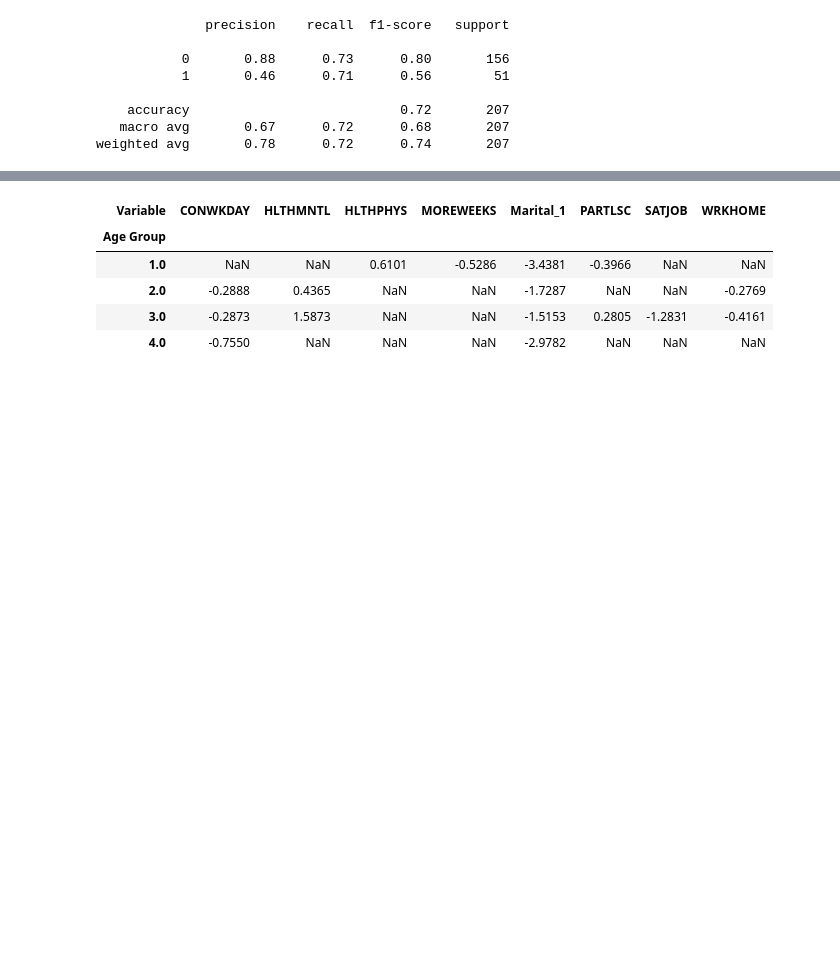
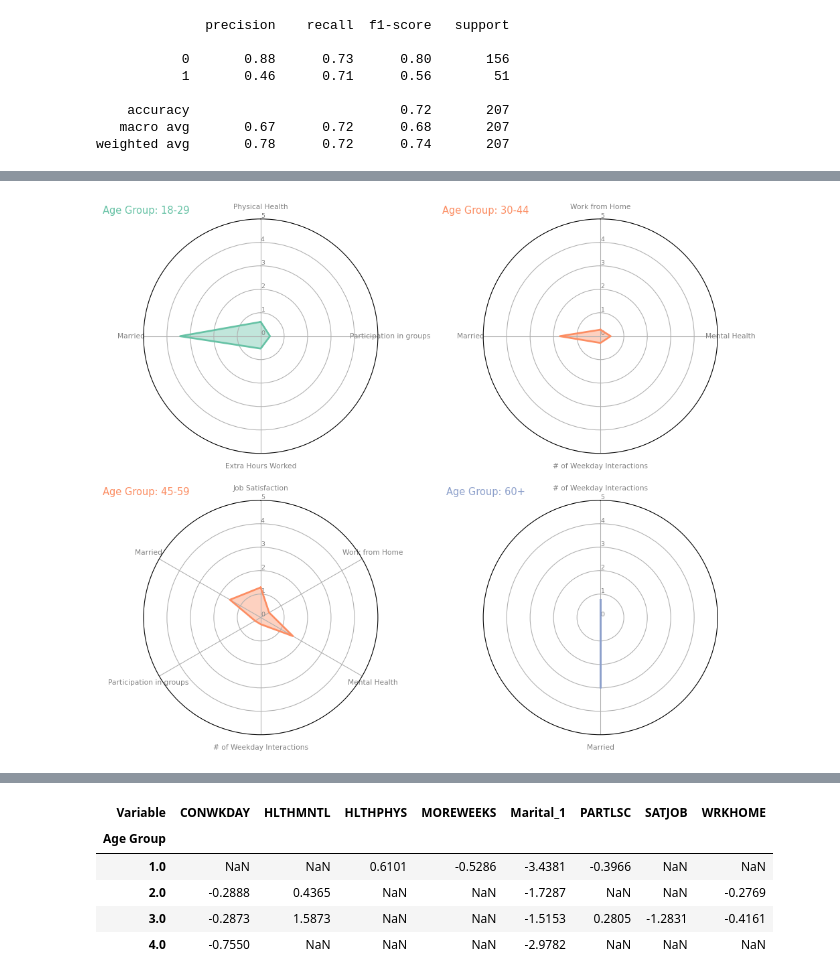
Before and after one commit to matthewasloan95/social-isolation-transportation, a Jupyter notebook: gss_logit.ipynb, the cells around one changed output, grey strips where cells are left out. Saved outputs shown, nothing was run; the diff lists cells and outputs as text; code cells hidden in the pictures; blank space fills up the shorter version.

Commit message:
made radar plot with labels for gss

```diff
--- a/gss_logit.ipynb
+++ b/gss_logit.ipynb
@@ -196,3 +196,19 @@ for table in [summary_df1,summary_df2,summary_df3,summary_df4]:
         if row <= .05:
             summary_plot.append(table.iloc[index])
         index+=1
+# %%
+summary_df = pd.DataFrame()
+for each_df in summary_plot:
+    summary_df = pd.concat([summary_df, each_df], axis=1 )
+summary_df = summary_df.transpose()
+summary_df['Age Group'] = summary_df['Age Group'].astype('int32')
+# %%
+summary_df.rename(index={'HLTHPHYS': 'Physical Health',
+                         'CONWKDAY':'# of Weekday Interactions',
+                         'HLTHMNTL':'Mental Health',
+                         'MOREWEEKS':'Extra Hours Worked',
+                         'Marital_1':'Married',
+                         'PARTLSC':'Participation in groups',
+                         'SATJOB':'Job Satisfaction',
+                         'WRKHOME':'Work from Home'},inplace=True)
+list(summary_df.index)
@@ -198,0 +232,70 @@ for table in [summary_df1,summary_df2,summary_df3,summary_df4]:
+# %%
+# plotting some radar plots?
+# ne
+# much courtesy of https://www.python-graph-gallery.com/392-use-faceting-for-radar-chart
+# Libraries
+#import matplotlib.pyplot as plt
+#import pandas as pd
+from math import pi
+
+
+# categories are the var names
+# only doing one group. Group A
+# values is every value under A plus a repeat of the first (so it closes)
+
+# ------- PART 1: Define a function that do a plot for one line of the dataset!
+
+def make_spider( row, title, color, df):
+    # number of variable
+    categories=list(df.index)
+    N = len(categories)
+    # What will be the angle of each axis in the plot? (we divide the plot / number of variable)
+    angles = [n / float(N) * 2 * pi for n in range(N)]
+    angles += angles[:1]
+
+    # Initialise the spider plot
+    ax = plt.subplot(2,2,row, polar=True, )
+    # If you want the first axis to be on top:
+    ax.set_theta_offset(pi / 2)
+    ax.set_theta_direction(-1)
+    # Draw one axe per variable + add labels labels yet
+    plt.xticks(angles[:-1], categories, color='grey', size=8)
+    # Draw ylabels
+    ax.set_rlabel_position(0)
+    plt.yticks([0,1,2,3,4,5], ["0","1","2",'3','4','5'], color="grey", size=7)
+    plt.ylim(0,5)
+    # Ind1
+    #values=df.loc[row].drop('group').values.flatten().tolist()
+    # values=df.iloc[:,row-1].tolist()
+    values = abs(df['coef']).tolist()
+    values += values[:1]
+    print(f'{values} {angles}')
+    ax.plot(angles, values, color=color, linewidth=2, linestyle='solid')
+    ax.fill(angles, values, color=color, alpha=0.4)
+    # Add a title
+    plt.title(title, size=11, color=color, y=1.0,x=0.01)
+
+# ------- PART 2: Apply the function to all individuals
+# initialize the figure
+my_dpi=96
+plt.figure(figsize=(1200/my_dpi, 1000/my_dpi), dpi=my_dpi)
+
+# Create a color palette:
+my_palette = plt.cm.get_cmap("Set2", len(summary_df.index))
+
+# # Loop to plot
+# for row in range(0, len(df.index)):
+#     make_spider( row=row, title='group '+df['group'][row], color=my_palette(row))
+
+for row in summary_df['Age Group'].unique():
+    title = ''
+    if row == 1:
+        title = '18-29'
+    if row == 2:
+        title = '30-44'
+    if row == 3:
+        title = '45-59'
+    if row == 4:
+        title = '60+'
+    make_spider( row=row, title=f'Age Group: {title}', color=my_palette(row), df = summary_df.loc[summary_df['Age Group'] == row])
+# %% [output]
@@ -199,3 +306,4 @@ for table in [summary_df1,summary_df2,summary_df3,summary_df4]:
+[figure, added]
 # %%
 plot_data = pd.DataFrame(summary_plot)
 plot_data['Variable']= plot_data.index
```
Also changed, not shown: parts of 8 cells of this notebook.
